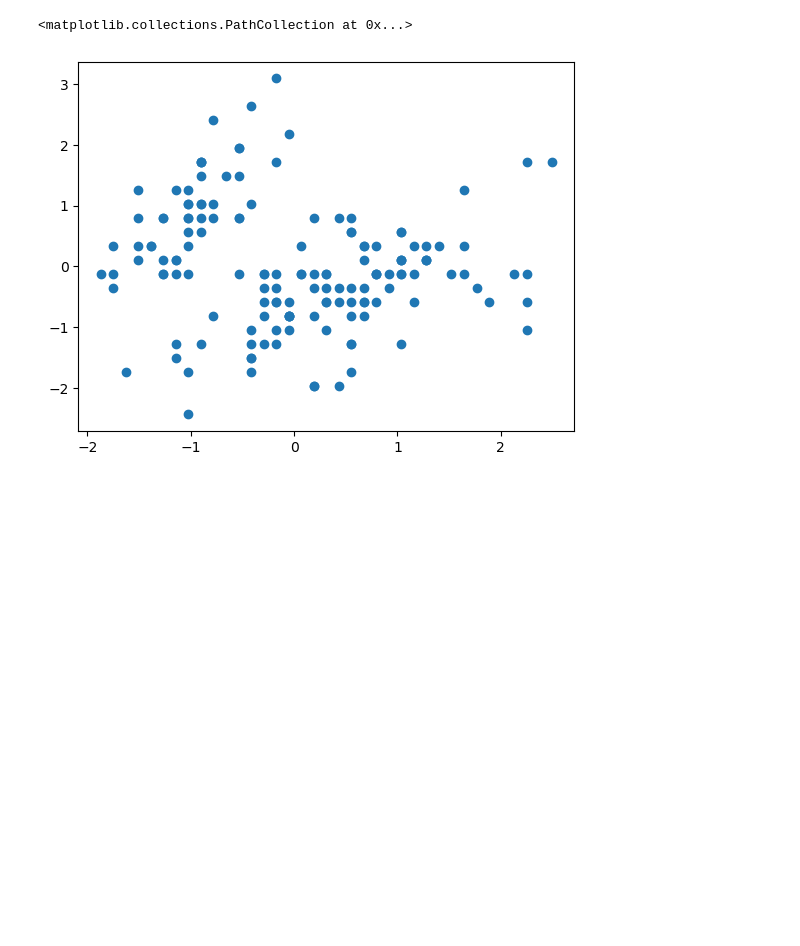
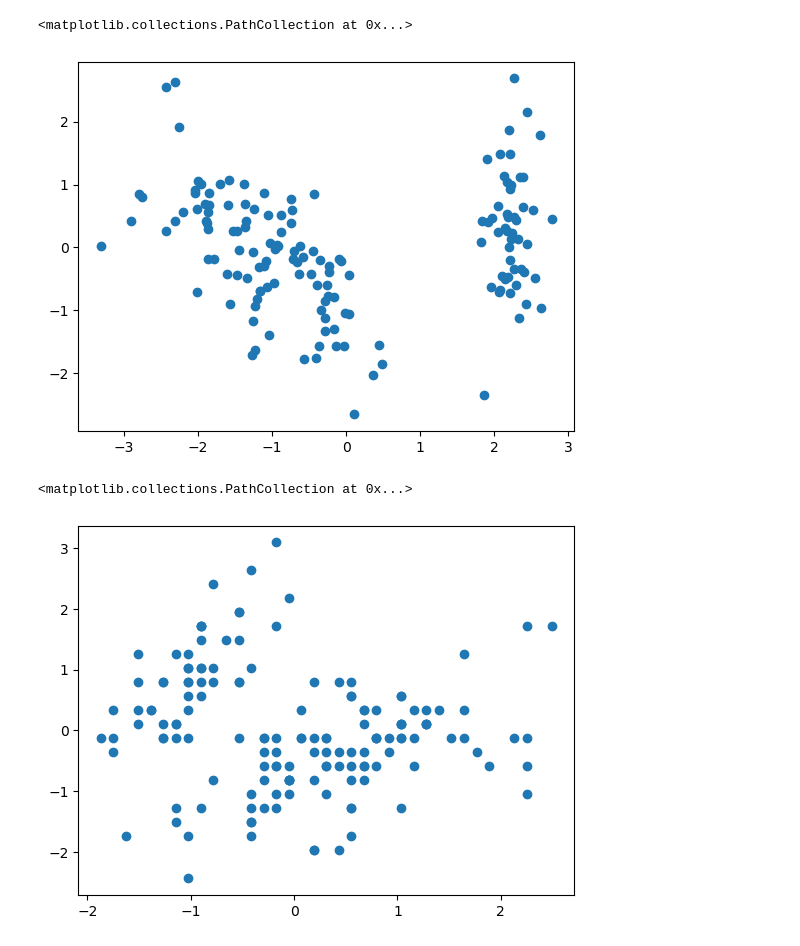
Before and after one commit to xyro-coder/Variational_Autoencoders, a Jupyter notebook: vae-building-blocks/pca.ipynb, the cells around one changed output. Cells and saved outputs as stored; diff of their text form; code cells hidden in the pictures; blank space fills up the shorter version.

```diff
--- a/vae-building-blocks/pca.ipynb
+++ b/vae-building-blocks/pca.ipynb
@@ -126,3 +145,5 @@ def PCA(Data, axes):
     projected_data = np.dot(centered_data,sorted_eigenvectors_cov)
 
     return projected_data
+# %%
+projected_data = PCA(X, 2)
@@ -129,3 +162,8 @@ def PCA(Data, axes):
+# %%
+plt.scatter(projected_data[:, 0], projected_data[:, 1])
+# %% [output]
+<matplotlib.collections.PathCollection at 0x...>
+[figure, added]
 # %%
 plt.scatter(X[:, 0], X[:, 1])
 # %% [output]
```
Also changed, not shown: parts of 10 cells of this notebook.
